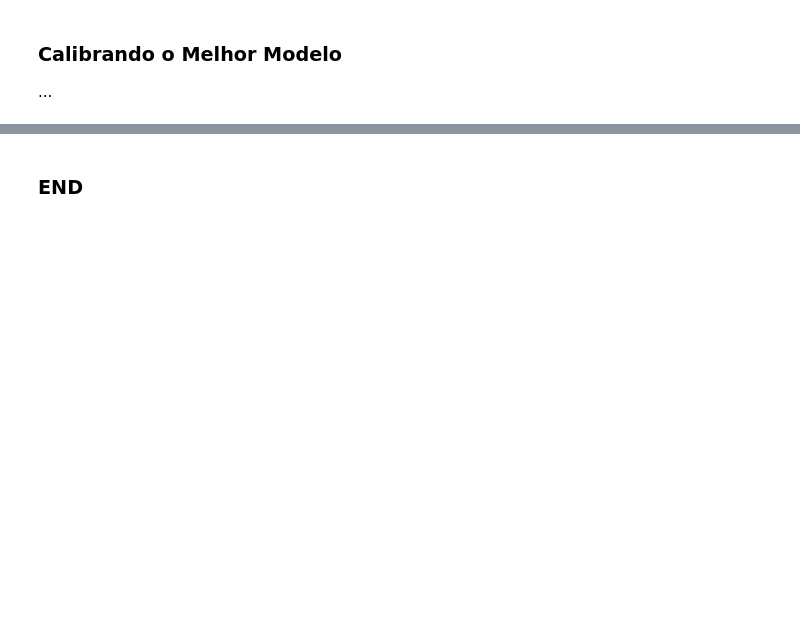
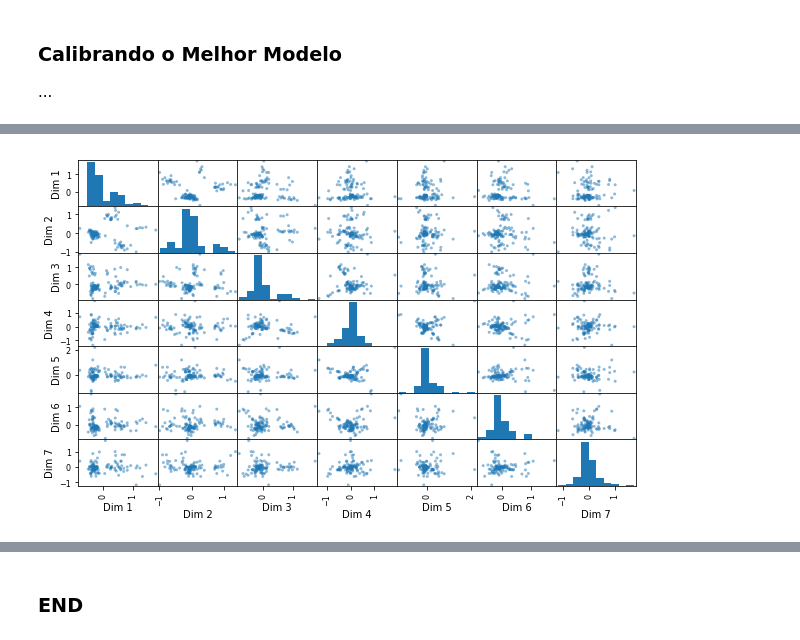
Before and after one commit to paulohecosta/papers_abstract_analysis, a Jupyter notebook: papers_abstract_analysis.ipynb, the cells around one changed output, grey strips where cells are left out. Saved outputs shown, nothing was run; the diff lists cells and outputs as text; code cells hidden in the pictures; blank space fills up the shorter version.

```diff
--- a/papers_abstract_analysis.ipynb
+++ b/papers_abstract_analysis.ipynb
@@ -369,0 +428,14 @@ Tamanho do Conj de Treinamento|Pontuacao Accuracy (treinamento)|Pontuacao Accura
+# %%
+from sklearn.decomposition import PCA
+
+pca = PCA(n_components=7)
+pca.fit(X_all)
+
+reduced_data = pca.transform(X_all)
+pca_samples = pca.transform(X_test)
+print("Variância dos 7 primeiros componentes:")
+print(np.cumsum(pca.explained_variance_ratio_))
+print("Os 7 componentes representam " + str(sum(np.cumsum(pca.explained_variance_ratio_))) + "% da variância total")
+
+reduced_data = pd.DataFrame(reduced_data, columns = ['Dim 1', 'Dim 2', 'Dim 3', 'Dim 4', 'Dim 5', 'Dim 6', 'Dim 7'])
+reduced_data.head(5)
@@ -369,0 +453,4 @@ Tamanho do Conj de Treinamento|Pontuacao Accuracy (treinamento)|Pontuacao Accura
+# %%
+pd.plotting.scatter_matrix(reduced_data, figsize = (10,6));
+# %% [output]
+[figure, added]
```
Also changed, not shown: parts of 16 cells of this notebook.
